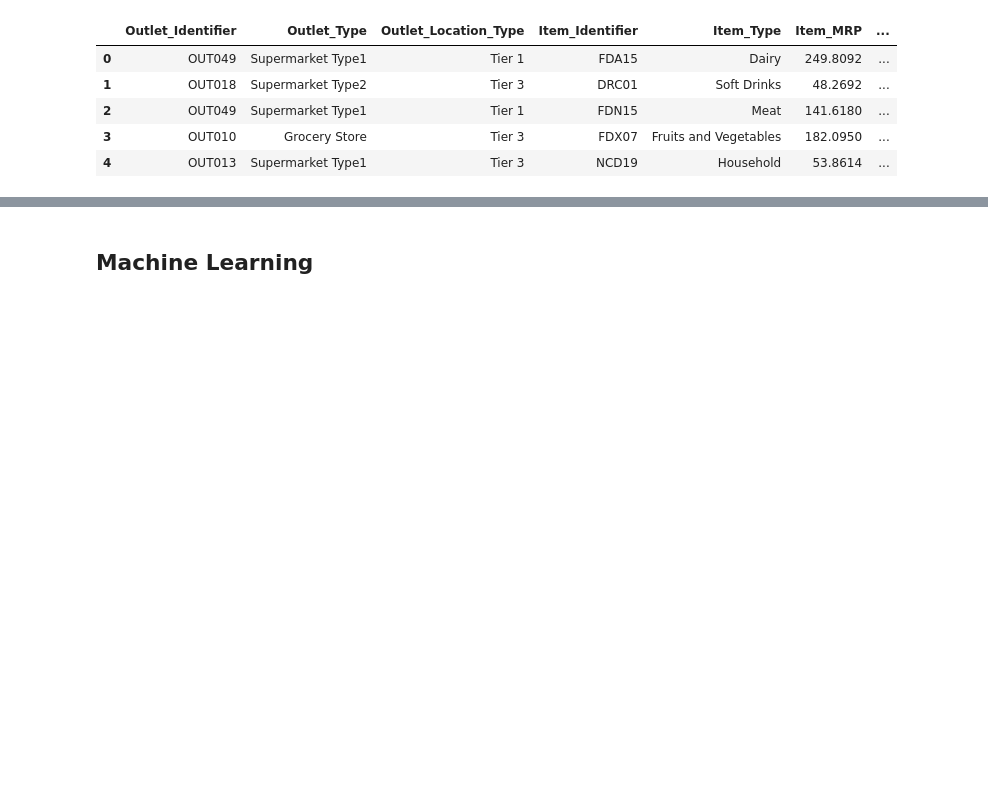
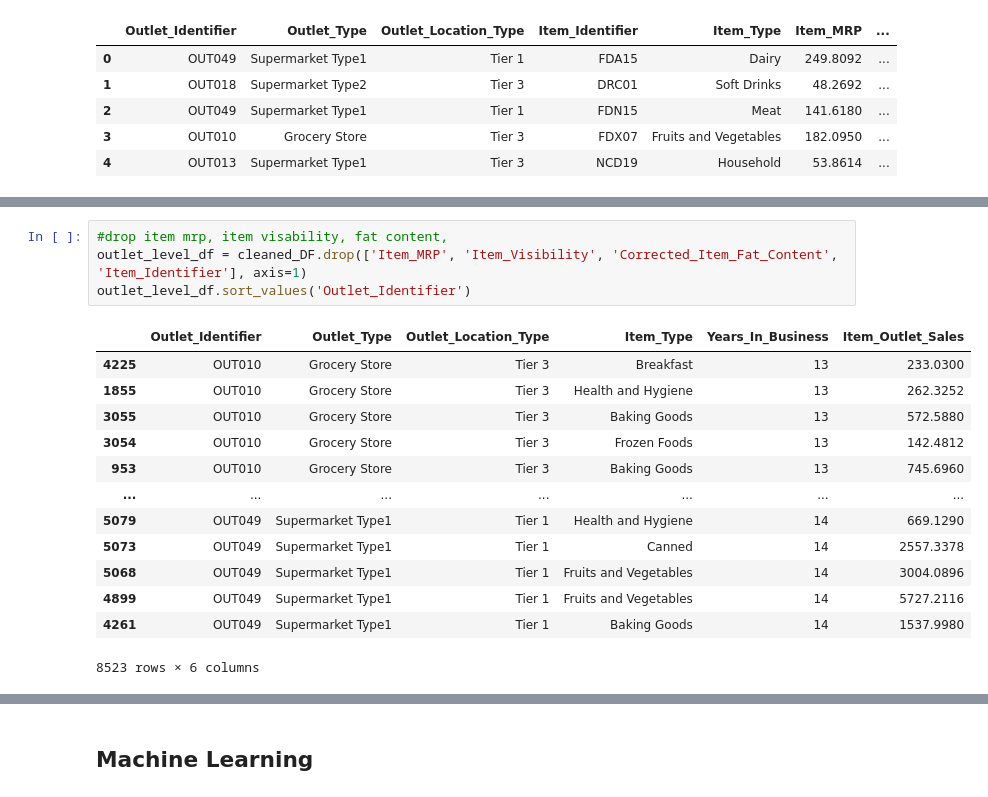
Before and after one commit to yammy20/DataScienceProjects, a Jupyter notebook: BigSmartSalesSet/BigSmartSales.ipynb, the cells around one changed output, grey strips where cells are left out. Cells and saved outputs as stored; diff of their text form; blank space fills up the shorter version.

```diff
--- a/BigSmartSalesSet/BigSmartSales.ipynb
+++ b/BigSmartSalesSet/BigSmartSales.ipynb
@@ -225,0 +246,18 @@ cleaned_DF.head()
+# %%
+#drop item mrp, item visability, fat content,
+outlet_level_df = cleaned_DF.drop(['Item_MRP', 'Item_Visibility', 'Corrected_Item_Fat_Content', 'Item_Identifier'], axis=1)
+outlet_level_df.sort_values('Outlet_Identifier')
+# %% [output]
+|  | Outlet_Identifier | Outlet_Type | Outlet_Location_Type | Item_Type | Years_In_Business | Item_Outlet_Sales |
+| 4225 | OUT010 | Grocery Store | Tier 3 | Breakfast | 13 | 233.0300 |
+| 1855 | OUT010 | Grocery Store | Tier 3 | Health and Hygiene | 13 | 262.3252 |
+| 3055 | OUT010 | Grocery Store | Tier 3 | Baking Goods | 13 | 572.5880 |
+| 3054 | OUT010 | Grocery Store | Tier 3 | Frozen Foods | 13 | 142.4812 |
+| 953 | OUT010 | Grocery Store | Tier 3 | Baking Goods | 13 | 745.6960 |
+| ... | ... | ... | ... | ... | ... | ... |
+| 5079 | OUT049 | Supermarket Type1 | Tier 1 | Health and Hygiene | 14 | 669.1290 |
+| 5073 | OUT049 | Supermarket Type1 | Tier 1 | Canned | 14 | 2557.3378 |
+| 5068 | OUT049 | Supermarket Type1 | Tier 1 | Fruits and Vegetables | 14 | 3004.0896 |
+| 4899 | OUT049 | Supermarket Type1 | Tier 1 | Fruits and Vegetables | 14 | 5727.2116 |
+| 4261 | OUT049 | Supermarket Type1 | Tier 1 | Baking Goods | 14 | 1537.9980 |
+8523 rows × 6 columns
```
Also changed, not shown: parts of 5 cells of this notebook.
